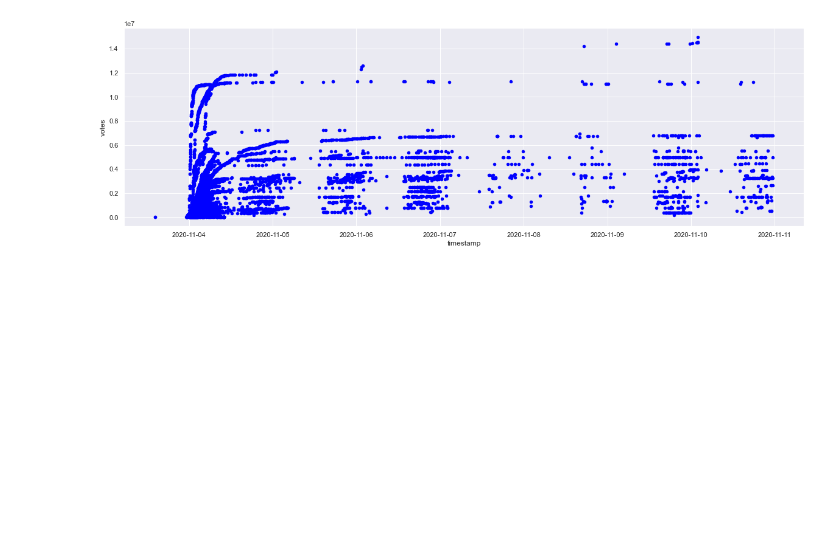
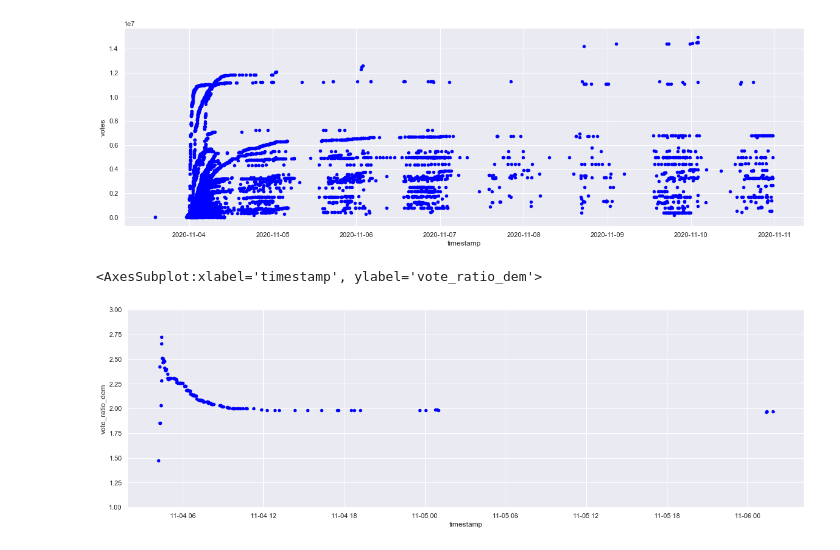
Before and after one commit to ryanblock/nyt-2020-election-data, a Jupyter notebook: NYT timeseries analysis.ipynb, the cells around one changed output. Cells and saved outputs as stored; diff of their text form; code cells hidden in the pictures; blank space fills up the shorter version.

```diff
--- a/NYT timeseries analysis.ipynb
+++ b/NYT timeseries analysis.ipynb
@@ -37,4 +37,12 @@ start = df['timestamp'] >= '1970-01-01'
 end = df['timestamp'] < '2020-11-08'
 # end = df['timestamp'] < '2020-11-05T10'
 filter = df.loc[start & end]
+# %%
+# a nice comparison
+ca = filter[df['state'] == 'california']
+# ylim is very diff here bc CA is so heavily pro-Biden/anti-Trump
+ca.plot(x='timestamp', y='vote_ratio_dem', ylim=(1,3), kind='scatter', color='blue')
+# %% [output]
+<AxesSubplot:xlabel='timestamp', ylabel='vote_ratio_dem'>
+[figure, added]
 # %%
```
Also changed, not shown: parts of 4 cells of this notebook.
